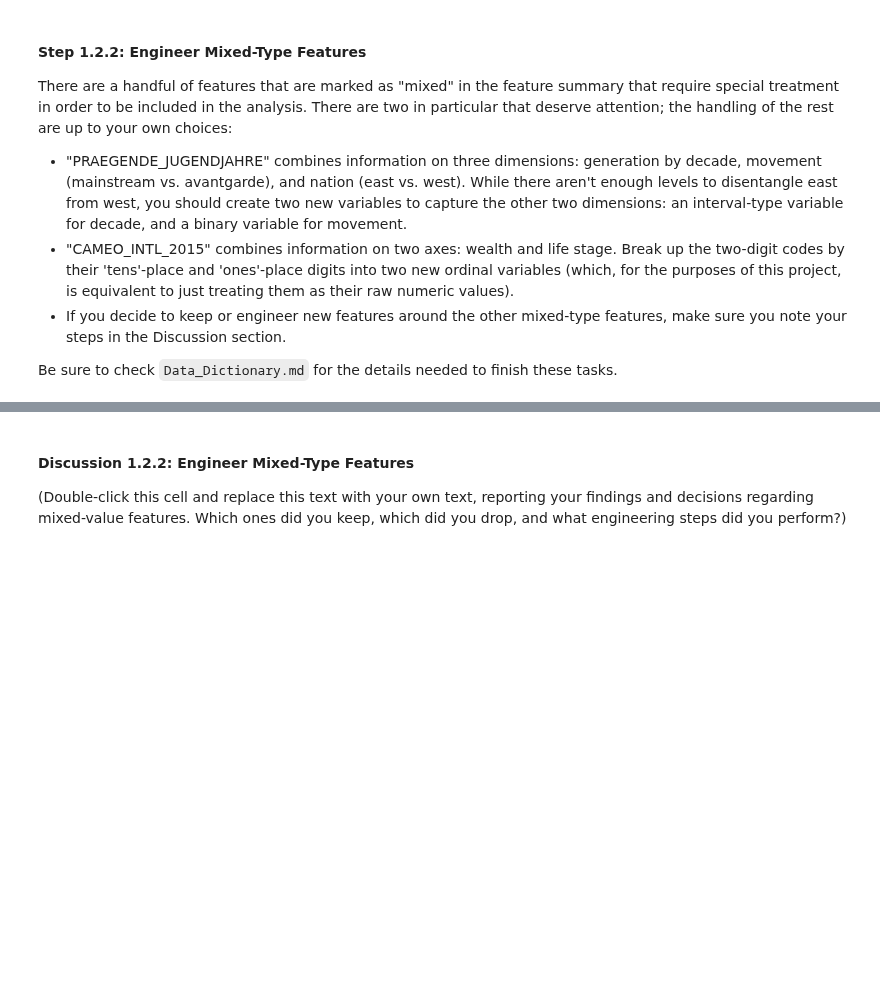
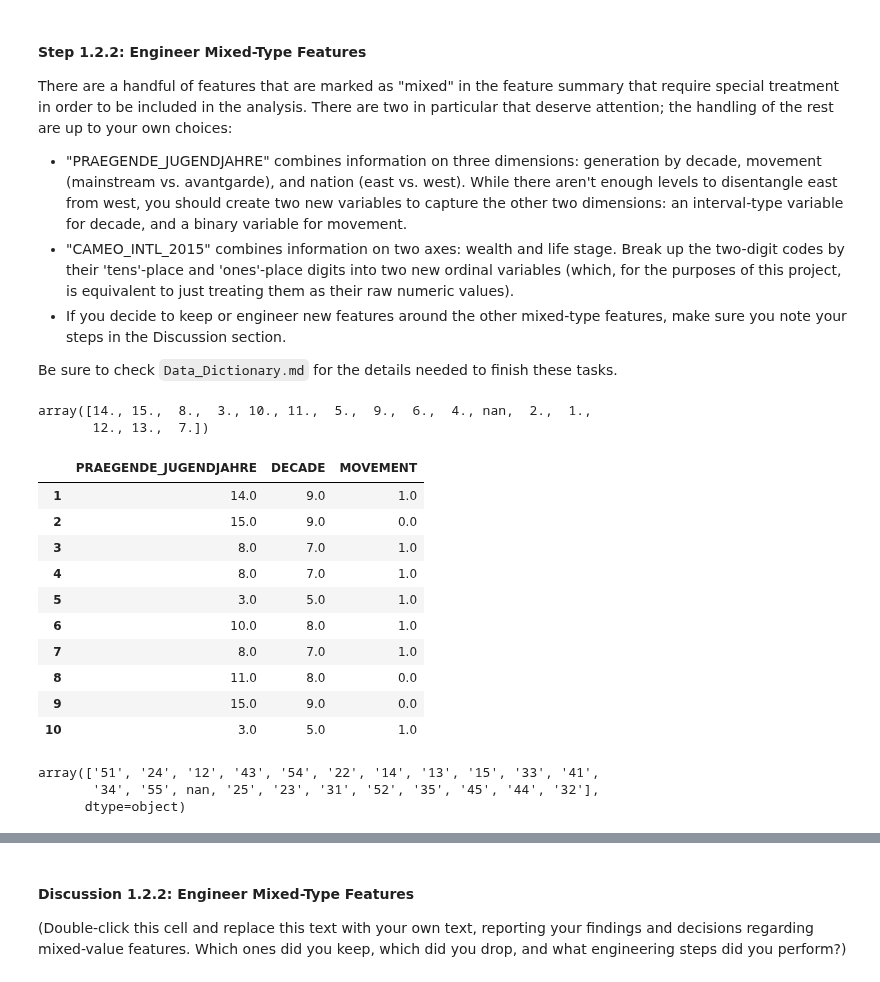
Before and after one commit to kinant/ud-ml-pytorch, a Jupyter notebook: Project 03/identify_customer_segments/Identify_Customer_Segments.ipynb, the cells around one changed output, grey strips where cells are left out. Saved outputs shown, nothing was run; the diff lists cells and outputs as text; code cells hidden in the pictures; blank space fills up the shorter version.

```diff
--- a/Project 03/identify_customer_segments/Identify_Customer_Segments.ipynb
+++ b/Project 03/identify_customer_segments/Identify_Customer_Segments.ipynb
@@ -632,5 +663,70 @@ There are a handful of features that are marked as "mixed" in the feature summar
 Be sure to check `Data_Dictionary.md` for the details needed to finish these tasks.
 # %%
 # Investigate "PRAEGENDE_JUGENDJAHRE" and engineer two new variables.
+subset_accept_encoded.loc[:, "PRAEGENDE_JUGENDJAHRE"].unique()
+# %% [output]
+array([14., 15.,  8.,  3., 10., 11.,  5.,  9.,  6.,  4., nan,  2.,  1.,
+       12., 13.,  7.])
+# %%
+map_to_decade = {
+    1: 4,
+    2: 4,
+    3: 5,
+    4: 5,
+    5: 6,
+    6: 6,
+    7: 6,
+    8: 7,
+    9: 7,
+    10: 8,
+    11: 8,
+    12: 8,
+    13: 8,
+    14: 9,
+    15: 9
+}
+
+# 1 = Mainstream, 0 = Avantgrade
+map_to_movement = {
+    1: 1,
+    2: 0,
+    3: 1,
+    4: 0,
+    5: 1,
+    6: 0,
+    7: 0,
+    8: 1,
+    9: 0,
+    10: 1,
+    11: 0,
+    12: 1,
+    13: 0,
+    14: 1,
+    15: 0
+}
+# %%
+subset_accept_encoded["DECADE"] = subset_accept.loc[:, "PRAEGENDE_JUGENDJAHRE"].map(map_to_decade)
+subset_accept_encoded["MOVEMENT"] = subset_accept.loc[:, "PRAEGENDE_JUGENDJAHRE"].map(map_to_movement)
+# %%
+# Sanity check
+subset_accept_encoded.loc[:, ["PRAEGENDE_JUGENDJAHRE", "DECADE", "MOVEMENT"]].head(10)
+# %% [output]
+|  | PRAEGENDE_JUGENDJAHRE | DECADE | MOVEMENT |
+| 1 | 14.0 | 9.0 | 1.0 |
+| 2 | 15.0 | 9.0 | 0.0 |
+| 3 | 8.0 | 7.0 | 1.0 |
+| 4 | 8.0 | 7.0 | 1.0 |
+| 5 | 3.0 | 5.0 | 1.0 |
+| 6 | 10.0 | 8.0 | 1.0 |
+| 7 | 8.0 | 7.0 | 1.0 |
+| 8 | 11.0 | 8.0 | 0.0 |
+| 9 | 15.0 | 9.0 | 0.0 |
+| 10 | 3.0 | 5.0 | 1.0 |
 # %%
 # Investigate "CAMEO_INTL_2015" and engineer two new variables.
+# German CAMEO: Wealth / Life Stage Typology, mapped to international code
+subset_accept_encoded.loc[:, "CAMEO_INTL_2015"].unique()
+# %% [output]
+array(['51', '24', '12', '43', '54', '22', '14', '13', '15', '33', '41',
+       '34', '55', nan, '25', '23', '31', '52', '35', '45', '44', '32'],
+      dtype=object)
```
Also changed, not shown: parts of 5 cells of this notebook.
